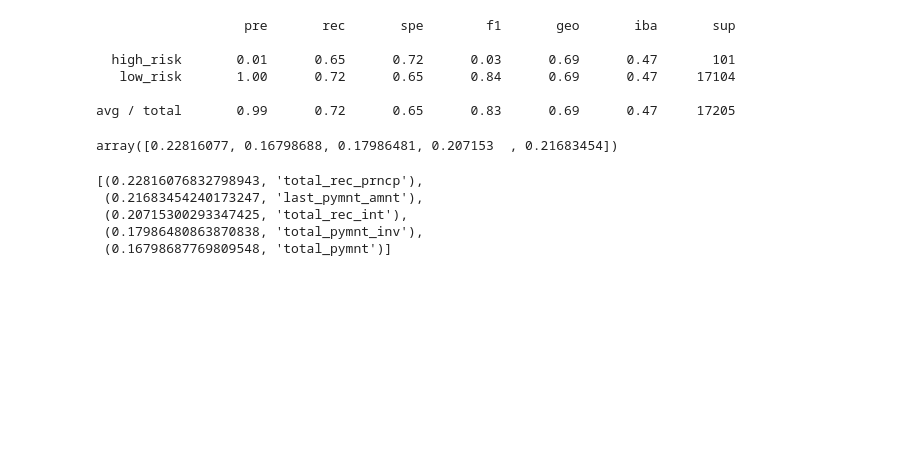
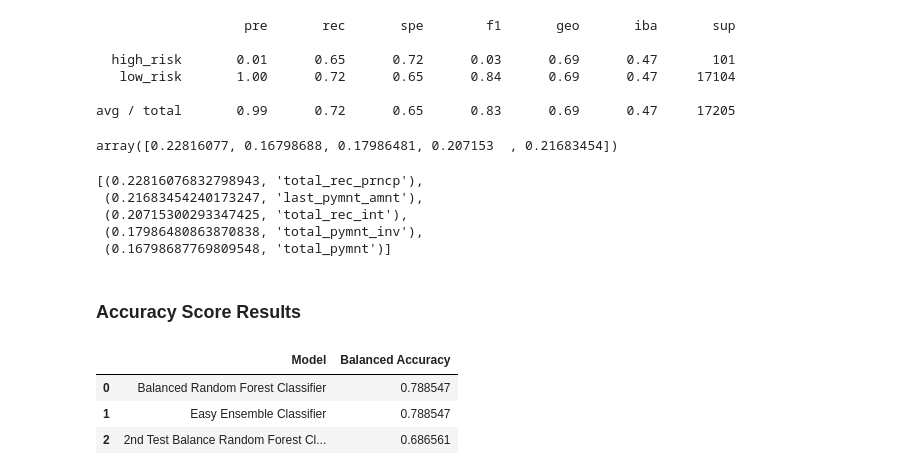
Before and after one commit to BiancaTaisePommerening/Credit_Risk_Analysis-, a Jupyter notebook: credit_risk_ensemble.ipynb, the cells around one changed output. Drawn from its saved outputs; the diff is of its cells as text; code cells hidden in the pictures; blank space fills up the shorter version.

Commit message:
create dataframes to display the confusion_matrix results

```diff
--- a/credit_risk_ensemble.ipynb
+++ b/credit_risk_ensemble.ipynb
@@ -197,7 +197,8 @@ BalancedRandomForestClassifier(random_state=1)
 # Calculated the balanced accuracy score
 from sklearn.metrics import balanced_accuracy_score
 y_pred = brfc.predict(X_test)
-balanced_accuracy_score(y_test, y_pred)
+brfc_accuracy = balanced_accuracy_score(y_test, y_pred)
+brfc_accuracy
 # %% [output]
 0.7885466545953005
 # %%
@@ -299,7 +300,9 @@ EasyEnsembleClassifier(n_estimators=128, random_state=1)
 # Calculated the balanced accuracy score
 from sklearn.metrics import balanced_accuracy_score
 y_pred = brfc.predict(X_test)
-balanced_accuracy_score(y_test, y_pred)
+eec_accuracy = balanced_accuracy_score(y_test, y_pred)
+
+eec_accuracy
 # %% [output]
 0.7885466545953005
 # %%
@@ -432,7 +437,8 @@ BalancedRandomForestClassifier(random_state=1)
 # Calculated the balanced accuracy score
 from sklearn.metrics import balanced_accuracy_score
 y_pred = brfc.predict(X_test)
-balanced_accuracy_score(y_test, y_pred)
+brfc2_accuracy = balanced_accuracy_score(y_test, y_pred)
+brfc2_accuracy
 # %% [output]
 0.6865607836508627
 # %% [markdown]
@@ -476,3 +482,13 @@ sorted(zip(brfc.feature_importances_, X.columns), reverse=True)
  (0.20715300293347425, 'total_rec_int'),
  (0.17986480863870838, 'total_pymnt_inv'),
  (0.16798687769809548, 'total_pymnt')]
+# %% [markdown]
+### Accuracy Score Results
+# %%
+pd.DataFrame({"Model":["Balanced Random Forest Classifier", "Easy Ensemble Classifier", "2nd Test Balance Random Forest Classifier"],
+            "Balanced Accuracy":[brfc_accuracy, eec_accuracy, brfc2_accuracy]})
+# %% [output]
+|  | Model | Balanced Accuracy |
+| 0 | Balanced Random Forest Classifier | 0.788547 |
+| 1 | Easy Ensemble Classifier | 0.788547 |
+| 2 | 2nd Test Balance Random Forest Cl... | 0.686561 |
```
Also changed, not shown: parts of 3 cells of this notebook, 4 other files.
